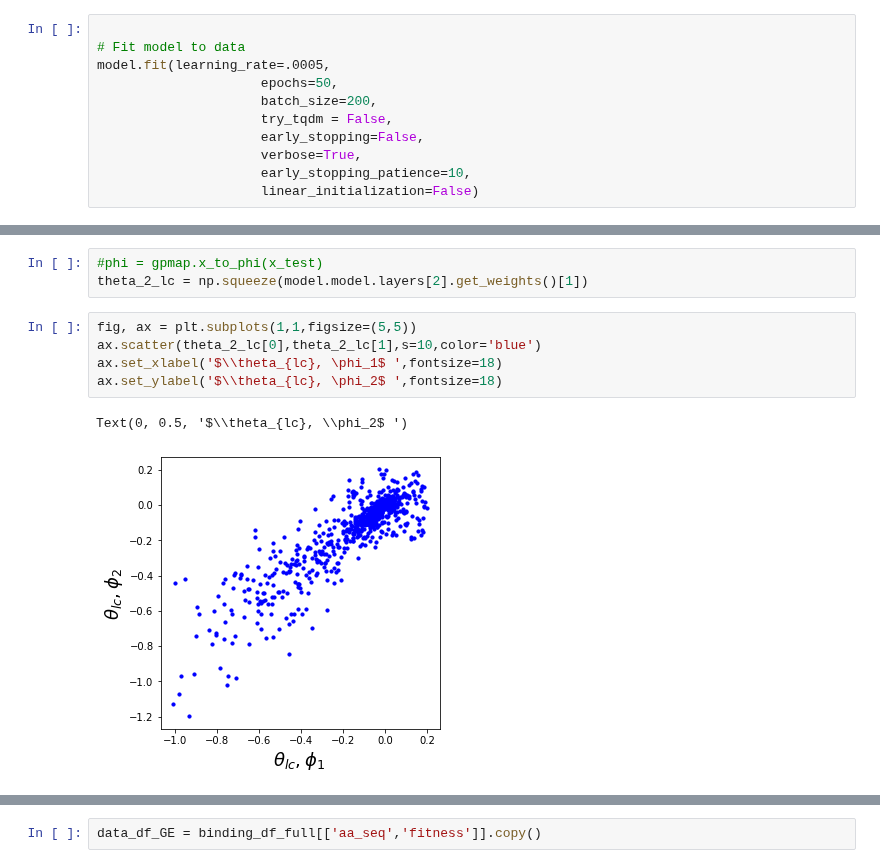
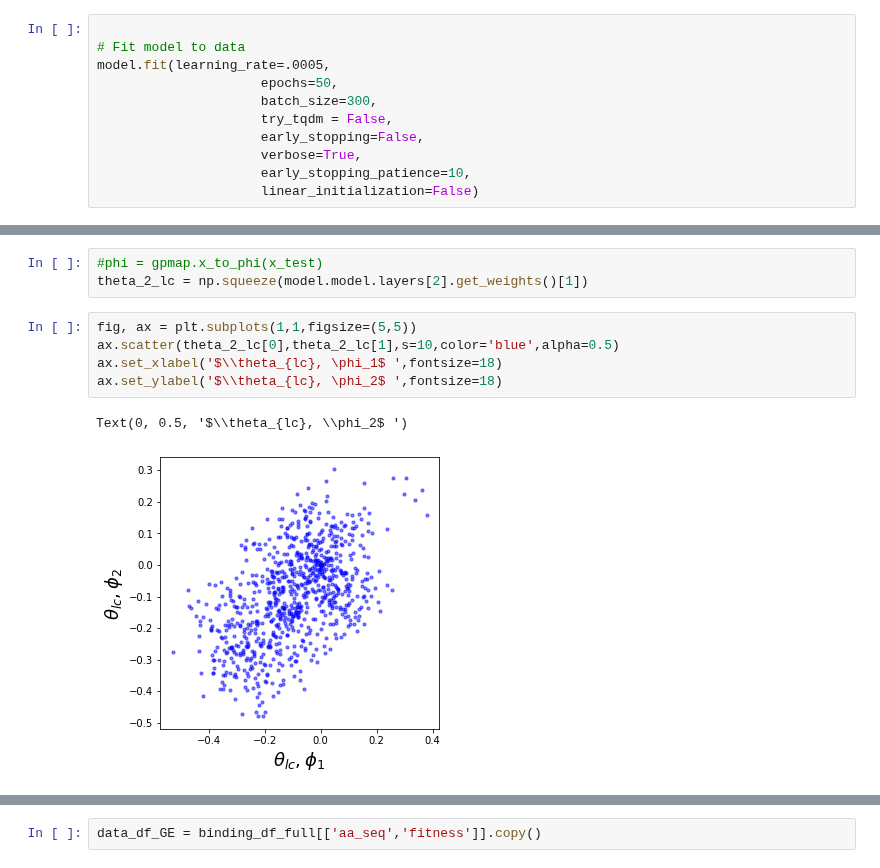
Before and after one commit to jbkinney/mavenn, a Jupyter notebook: mavenn/development_mavenn2/Lehner_double_dms/2023.01.22.multilatent_phi_GE.ipynb, the cells around one changed output, grey strips where cells are left out. Saved outputs shown, nothing was run; the diff lists cells and outputs as text.

```diff
--- a/mavenn/development_mavenn2/Lehner_double_dms/2023.01.22.multilatent_phi_GE.ipynb
+++ b/mavenn/development_mavenn2/Lehner_double_dms/2023.01.22.multilatent_phi_GE.ipynb
@@ -115,7 +119,7 @@ ________________________________________________________________________________
 # Fit model to data
 model.fit(learning_rate=.0005,
                      epochs=50,
-                     batch_size=200,
+                     batch_size=300,
                      try_tqdm = False,
                      early_stopping=False,
                      verbose=True,
@@ -171,11 +175,11 @@ On test data:
 theta_2_lc = np.squeeze(model.model.layers[2].get_weights()[1])
 # %%
 fig, ax = plt.subplots(1,1,figsize=(5,5))
-ax.scatter(theta_2_lc[0],theta_2_lc[1],s=10,color='blue')
+ax.scatter(theta_2_lc[0],theta_2_lc[1],s=10,color='blue',alpha=0.5)
 ax.set_xlabel('$\\theta_{lc}, \phi_1$ ',fontsize=18)
 ax.set_ylabel('$\\theta_{lc}, \phi_2$ ',fontsize=18)
 # %% [output]
 Text(0, 0.5, '$\\theta_{lc}, \\phi_2$ ')
-[figure, old version]
+[figure, new version]
 # %%
 
```
Also changed, not shown: parts of 23 cells of this notebook.
